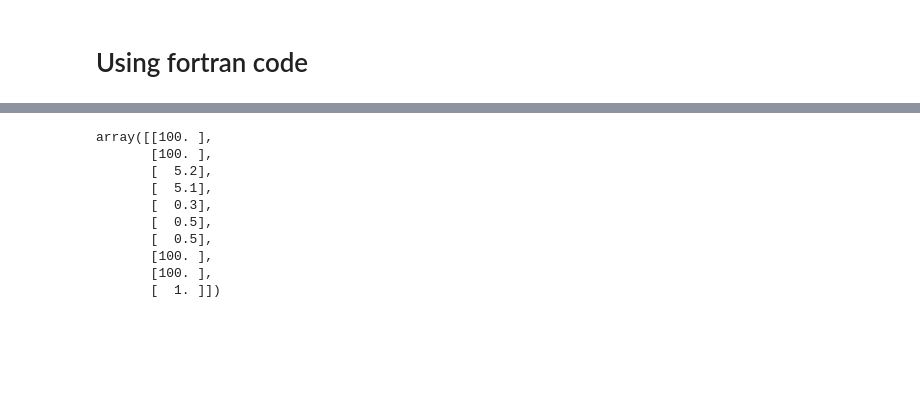
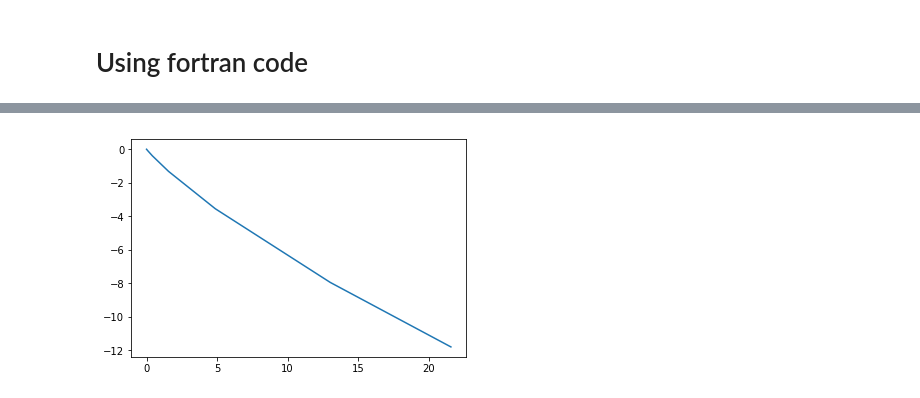
Before and after one commit to cisprague/imperium, a Jupyter notebook: notebooks/auv2d.ipynb, the cells around one changed output, grey strips where cells are left out. Cells and saved outputs as stored; diff of their text form; code cells hidden in the pictures; blank space fills up the shorter version.

```diff
--- a/notebooks/auv2d.ipynb
+++ b/notebooks/auv2d.ipynb
@@ -98,3 +115,5 @@ seg.propagate(np.random.random(4)*100, [0], True)
 # %%
-plt.plot(seg.times, seg.states[:, 5])
+plt.plot(seg.states[:, 0], seg.states[:, 1])
 plt.show()
+# %% [output]
+[figure, added]
@@ -103,13 +119,0 @@ seg.states
-# %%
-auv2d.dimensionalise(10, 10, 5.2, 5.1, .3, .5, .5, 10, 10, 1, 10, 10, 10)
-# %% [output]
-array([[100. ],
-       [100. ],
-       [  5.2],
-       [  5.1],
-       [  0.3],
-       [  0.5],
-       [  0.5],
-       [100. ],
-       [100. ],
-       [  1. ]])
```
Also changed, not shown: parts of 17 cells of this notebook, 7 other files.
